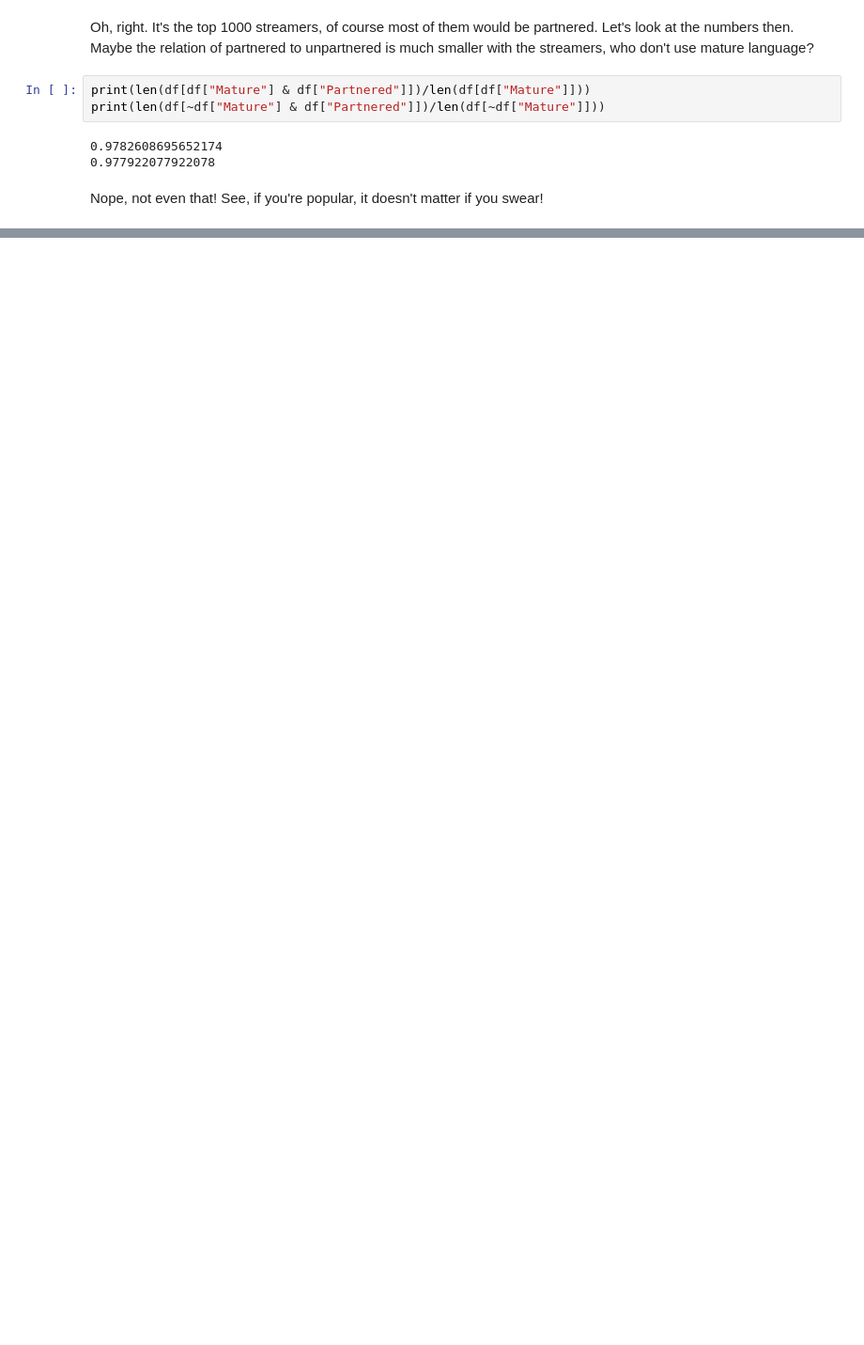
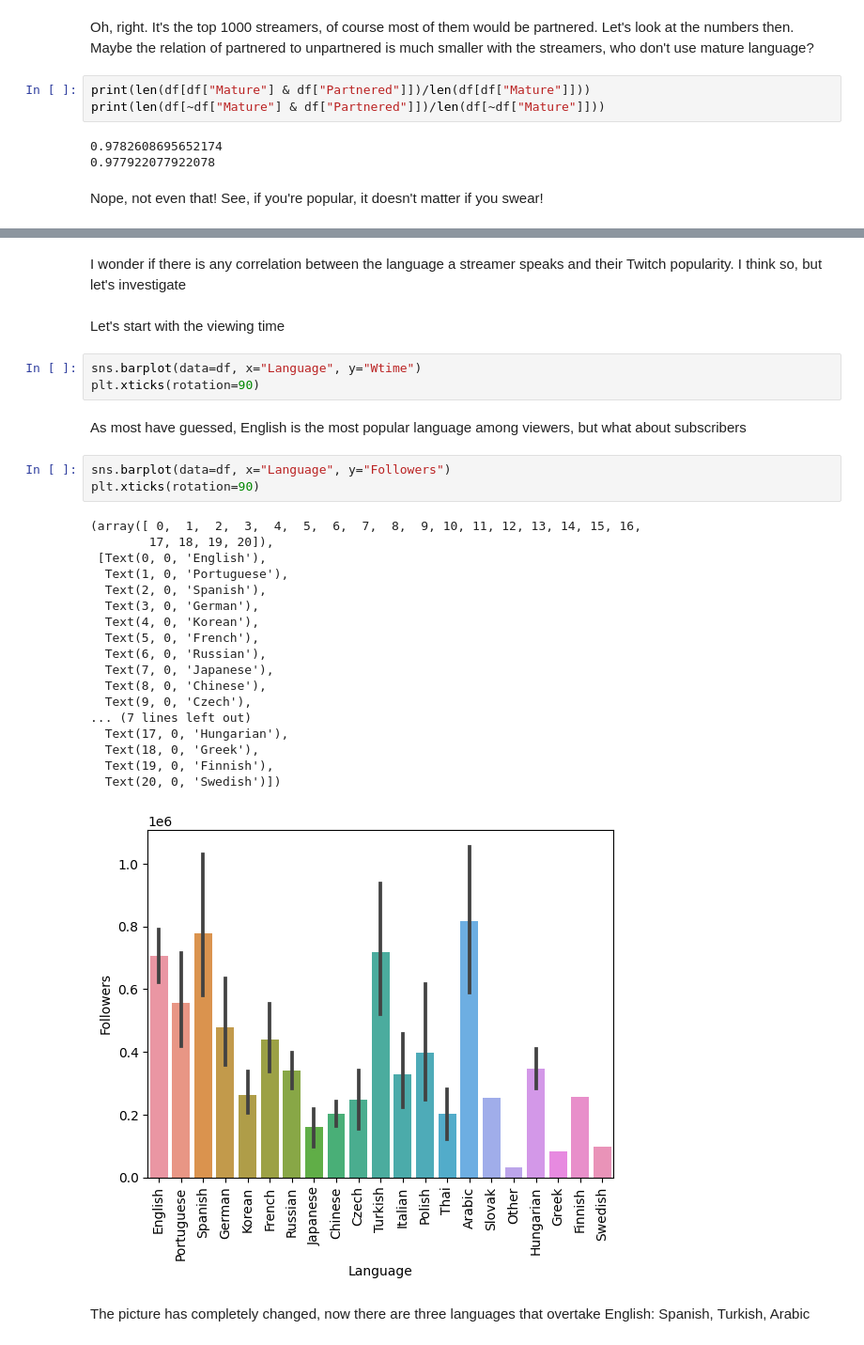
Before and after one commit to pmozil/EDA_team_21, a Jupyter notebook: notebook.ipynb, the cells around one changed output, grey strips where cells are left out. Shown: that part at 94% size. Saved outputs shown, nothing was run; the diff lists cells and outputs as text; blank space fills up the shorter version.

Commit message:
Add Depends on language and stream top views

```diff
--- a/notebook.ipynb
+++ b/notebook.ipynb
@@ -128,0 +132,33 @@ Nope, not even that! See, if you're popular, it doesn't matter if you swear!
+# %% [markdown]
+I wonder if there is any correlation between the language a streamer speaks and their Twitch popularity. I think so, but let's investigate
+# %% [markdown]
+Let's start with the viewing time
+# %%
+sns.barplot(data=df, x="Language", y="Wtime")
+plt.xticks(rotation=90)
+# %% [markdown]
+As most have guessed, English is the most popular language among viewers, but what about subscribers
+# %%
+sns.barplot(data=df, x="Language", y="Followers")
+plt.xticks(rotation=90)
+# %% [output]
+(array([ 0,  1,  2,  3,  4,  5,  6,  7,  8,  9, 10, 11, 12, 13, 14, 15, 16,
+        17, 18, 19, 20]),
+ [Text(0, 0, 'English'),
+  Text(1, 0, 'Portuguese'),
+  Text(2, 0, 'Spanish'),
+  Text(3, 0, 'German'),
+  Text(4, 0, 'Korean'),
+  Text(5, 0, 'French'),
+  Text(6, 0, 'Russian'),
+  Text(7, 0, 'Japanese'),
+  Text(8, 0, 'Chinese'),
+  Text(9, 0, 'Czech'),
+... (7 lines left out)
+  Text(17, 0, 'Hungarian'),
+  Text(18, 0, 'Greek'),
+  Text(19, 0, 'Finnish'),
+  Text(20, 0, 'Swedish')])
+[figure, added]
+# %% [markdown]
+The picture has completely changed, now there are three languages that overtake English: Spanish, Turkish, Arabic
```
Also changed, not shown: parts of 10 cells of this notebook.
